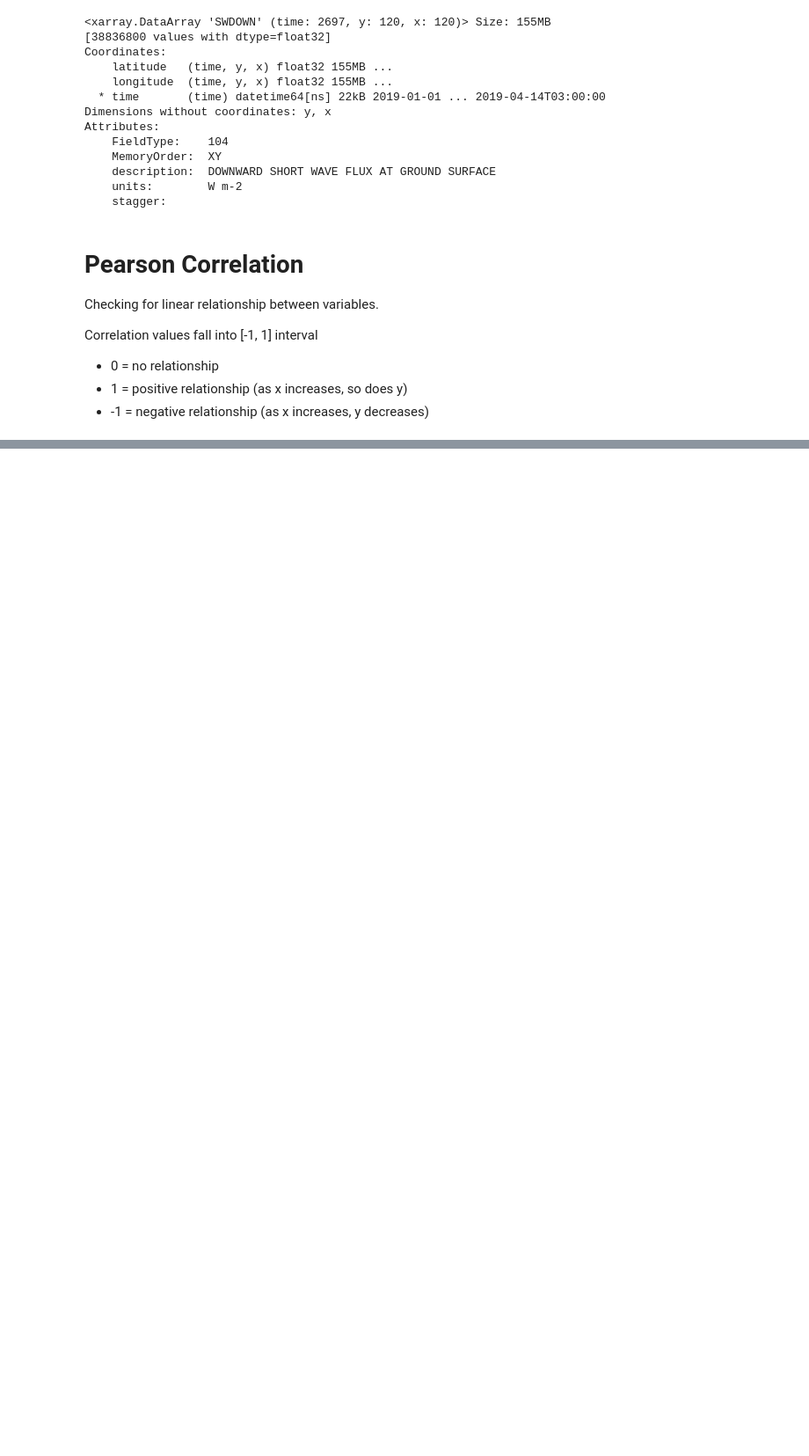
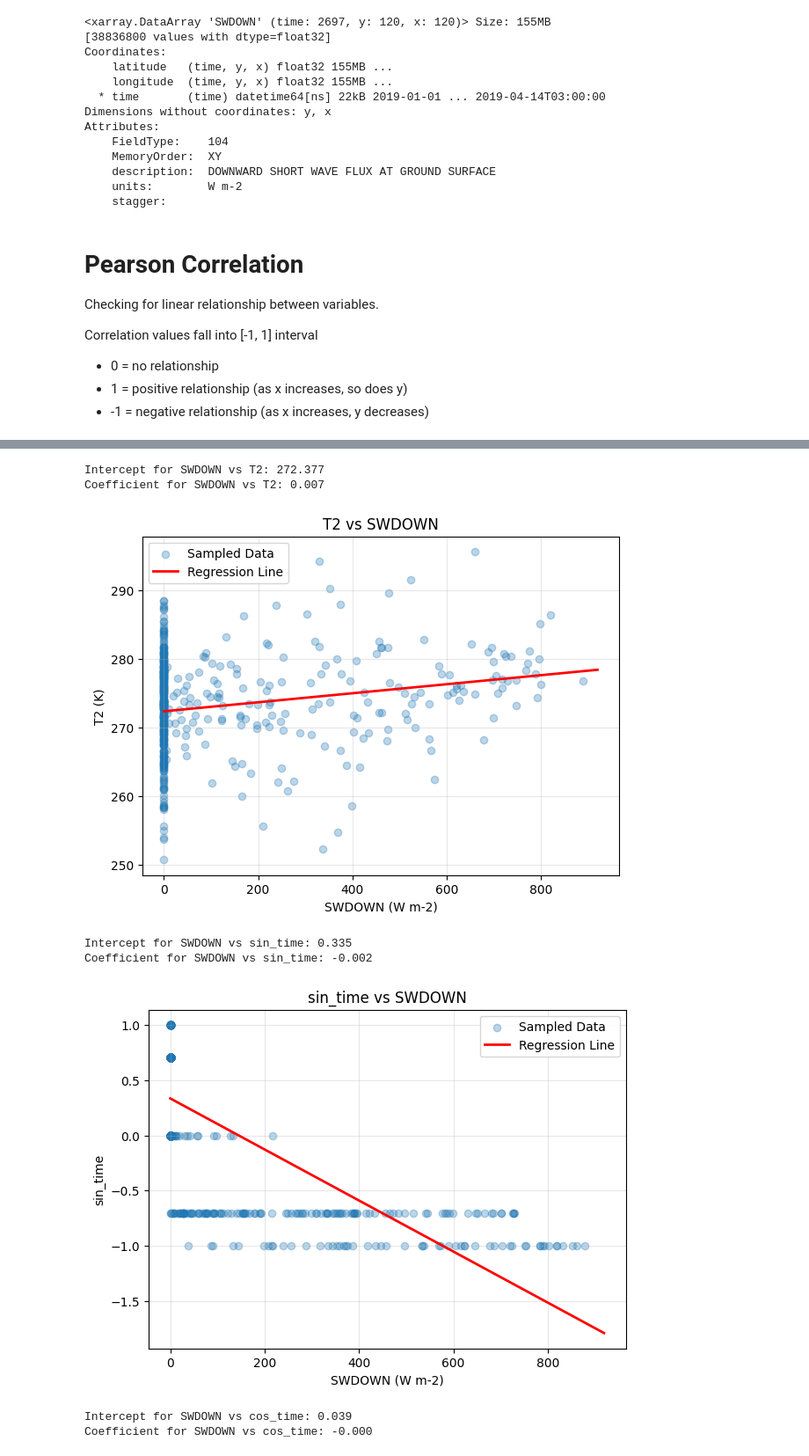
Before and after one commit to gabbyvaillant/downscaling, a Jupyter notebook: analysis/multivariate-EDA.ipynb, the cells around one changed output, grey strips where cells are left out. Shown: that part at 88% size. Saved outputs shown, nothing was run; the diff lists cells and outputs as text; code cells hidden in the pictures; blank space fills up the shorter version.

Commit message:
update readme, regression and u10, v10 models

```diff
--- a/analysis/multivariate-EDA.ipynb
+++ b/analysis/multivariate-EDA.ipynb
@@ -177,0 +293,57 @@ plt.show()
+# %%
+import numpy as np
+from sklearn.linear_model import LinearRegression
+import matplotlib.pyplot as plt
+
+sample_size = 500
+
+for i in other_vars:
+    # Flatten variables
+    x = ds.values.flatten().reshape(-1, 1)  # Independent (e.g., T2)
+    y = data[i].values.flatten()                 # Dependent (e.g., PSFC)
+
+    # Remove NaNs
+    mask = ~np.isnan(x.flatten()) & ~np.isnan(y)
+    x = x[mask].reshape(-1, 1)
+    y = y[mask]
+
+    x_units = data[var].attrs.get('units', '')  # returns '' if no 'units' attribute
+    y_units = data[i].attrs.get('units', '')
+
+    # Fit regression on full data
+    model = LinearRegression()
+    model.fit(x, y)
+
+    print(f'Intercept for {var} vs {i}: {model.intercept_:.3f}')
+    print(f'Coefficient for {var} vs {i}: {model.coef_[0]:.3f}\n')
+
+    # Regression line
+    x_range = np.linspace(x.min(), x.max(), 100).reshape(-1, 1)
+    y_pred = model.predict(x_range)
+
+    # Random sample for plotting
+    idx = np.random.choice(len(x), size=sample_size, replace=False)
+    x_sample = x[idx]
+    y_sample = y[idx]
+
+    # Plot sampled points
+    plt.figure(figsize=(7, 5))
+    plt.scatter(x_sample, y_sample, alpha=0.3, label='Sampled Data')
+    plt.plot(x_range, y_pred, color='red', linewidth=2, label='Regression Line')
+    #plt.xlabel(f'{var} ({if data[var].units then data[var].units else pass})')
+    #plt.ylabel(f'{i} ({data[i].units})')
+    plt.xlabel(f"{var}" + (f" ({x_units})" if x_units else ""))
+    plt.ylabel(f"{i}" + (f" ({y_units})" if y_units else ""))
+    plt.title(f'{i} vs {var}')
+    plt.legend()
+    plt.grid(alpha=0.3)
+    plt.show()
+# %% [output]
+Intercept for SWDOWN vs T2: 272.377
+Coefficient for SWDOWN vs T2: 0.007
+[figure, added]
+Intercept for SWDOWN vs sin_time: 0.335
+Coefficient for SWDOWN vs sin_time: -0.002
+[figure, added]
+Intercept for SWDOWN vs cos_time: 0.039
+Coefficient for SWDOWN vs cos_time: -0.000
```
Also changed, not shown: parts of 14 cells of this notebook, 3 other files.
